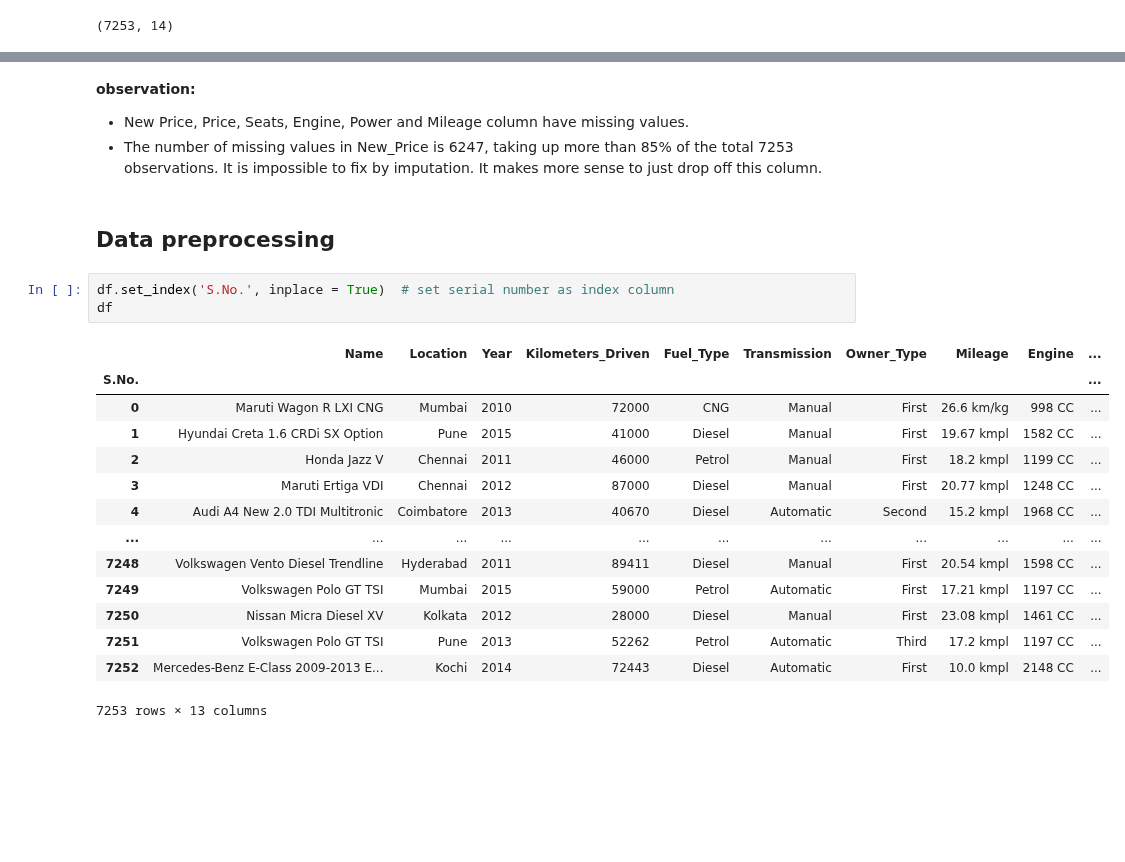
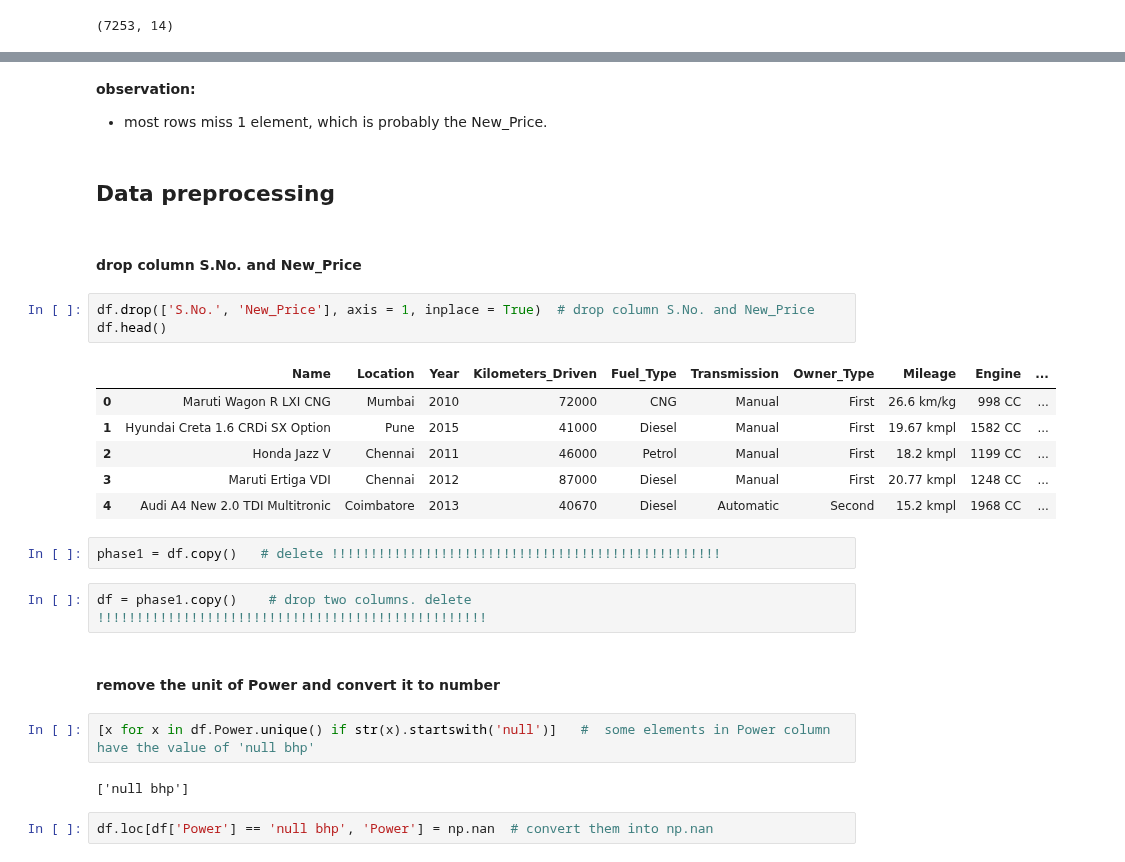
Before and after one commit to liangym2014/Data-science-and-machine-learning, a Jupyter notebook: 2.Cars4U_Project_Solution_Yanming.ipynb, the cells around one changed output, grey strips where cells are left out. Cells and saved outputs as stored; diff of their text form; blank space fills up the shorter version.

```diff
--- a/2.Cars4U_Project_Solution_Yanming.ipynb
+++ b/2.Cars4U_Project_Solution_Yanming.ipynb
@@ -119,25 +142,30 @@ Owner_Type              0
 dtype: int64
-# %% [markdown]
-**observation:**
-- New Price, Price, Seats, Engine, Power and Mileage column have missing values.
-- The number of missing values in New_Price is 6247, taking up more than 85% of the total 7253 observations. It is impossible to fix by imputation. It makes more sense to just drop off this column.
+# %% [markdown]
+**observation:**
+- most rows miss 1 element, which is probably the New_Price.
 # %% [markdown]
 ## Data preprocessing
+# %% [markdown]
+ #### drop column S.No. and New_Price
 # %%
-df.set_index('S.No.', inplace = True)  # set serial number as index column
-df
+df.drop(['S.No.', 'New_Price'], axis = 1, inplace = True)  # drop column S.No. and New_Price
+df.head()
 # %% [output]
 |  | Name | Location | Year | Kilometers_Driven | Fuel_Type | Transmission | Owner_Type | Mileage | Engine | ... |
-| S.No. |  |  |  |  |  |  |  |  |  | ... |
 | 0 | Maruti Wagon R LXI CNG | Mumbai | 2010 | 72000 | CNG | Manual | First | 26.6 km/kg | 998 CC | ... |
 | 1 | Hyundai Creta 1.6 CRDi SX Option | Pune | 2015 | 41000 | Diesel | Manual | First | 19.67 kmpl | 1582 CC | ... |
 | 2 | Honda Jazz V | Chennai | 2011 | 46000 | Petrol | Manual | First | 18.2 kmpl | 1199 CC | ... |
 | 3 | Maruti Ertiga VDI | Chennai | 2012 | 87000 | Diesel | Manual | First | 20.77 kmpl | 1248 CC | ... |
 | 4 | Audi A4 New 2.0 TDI Multitronic | Coimbatore | 2013 | 40670 | Diesel | Automatic | Second | 15.2 kmpl | 1968 CC | ... |
-| ... | ... | ... | ... | ... | ... | ... | ... | ... | ... | ... |
-| 7248 | Volkswagen Vento Diesel Trendline | Hyderabad | 2011 | 89411 | Diesel | Manual | First | 20.54 kmpl | 1598 CC | ... |
-| 7249 | Volkswagen Polo GT TSI | Mumbai | 2015 | 59000 | Petrol | Automatic | First | 17.21 kmpl | 1197 CC | ... |
-| 7250 | Nissan Micra Diesel XV | Kolkata | 2012 | 28000 | Diesel | Manual | First | 23.08 kmpl | 1461 CC | ... |
-| 7251 | Volkswagen Polo GT TSI | Pune | 2013 | 52262 | Petrol | Automatic | Third | 17.2 kmpl | 1197 CC | ... |
-| 7252 | Mercedes-Benz E-Class 2009-2013 E... | Kochi | 2014 | 72443 | Diesel | Automatic | First | 10.0 kmpl | 2148 CC | ... |
-7253 rows × 13 columns
+# %%
+phase1 = df.copy()   # delete !!!!!!!!!!!!!!!!!!!!!!!!!!!!!!!!!!!!!!!!!!!!!!!!!!
+# %%
+df = phase1.copy()    # drop two columns. delete !!!!!!!!!!!!!!!!!!!!!!!!!!!!!!!!!!!!!!!!!!!!!!!!!!
+# %% [markdown]
+#### remove the unit of Power and convert it to number
+# %%
+[x for x in df.Power.unique() if str(x).startswith('null')]   #  some elements in Power column have the value of 'null bhp'
+# %% [output]
+['null bhp']
+# %%
+df.loc[df['Power'] == 'null bhp', 'Power'] = np.nan  # convert them into np.nan
```
Also changed, not shown: parts of 37 cells of this notebook.
